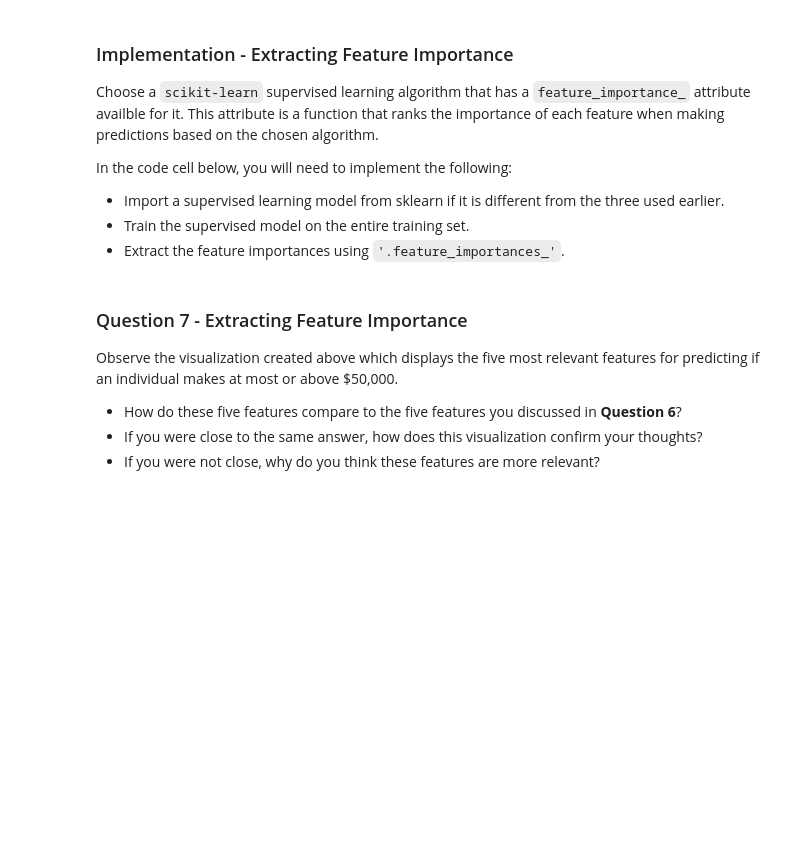
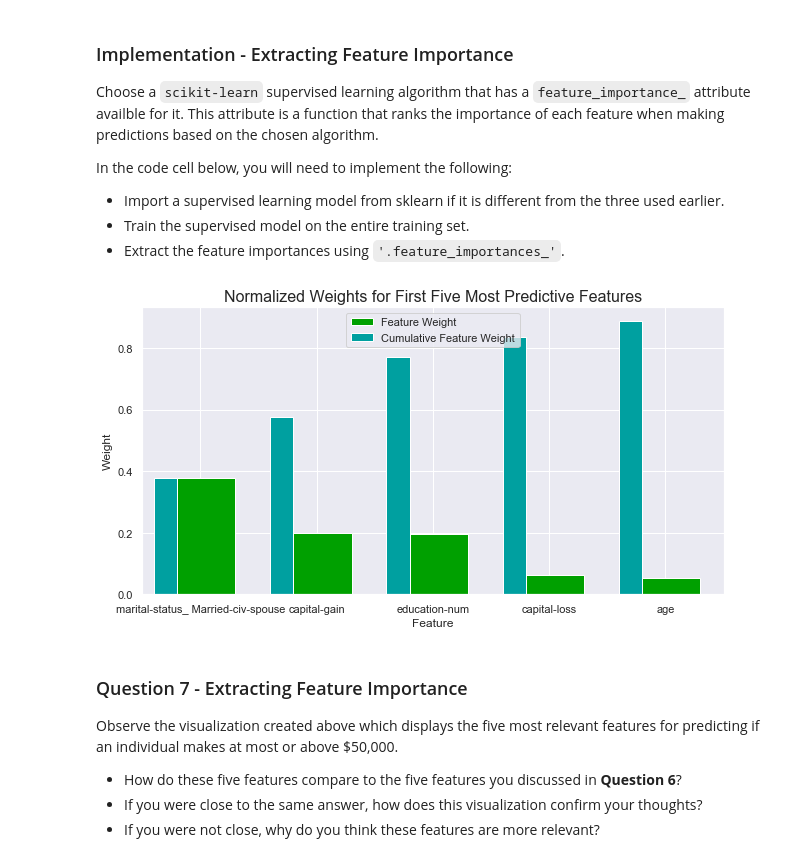
Before and after one commit to sp-mishra/machine-learning, a Jupyter notebook: projects/finding_donors/finding_donors.ipynb, the cells around one changed output. Drawn from its saved outputs; the diff is of its cells as text; code cells hidden in the pictures; blank space fills up the shorter version.

```diff
--- a/projects/finding_donors/finding_donors.ipynb
+++ b/projects/finding_donors/finding_donors.ipynb
@@ -802,15 +903,17 @@ In the code cell below, you will need to implement the following:
 # %%
 # TODO: Import a supervised learning model that has 'feature_importances_'
 
-
+# Fortunately the GraientBoosting has feature_importances_
 # TODO: Train the supervised model on the training set using .fit(X_train, y_train)
-model = None
+model = best_clf
 
 # TODO: Extract the feature importances using .feature_importances_
-importances = None
+importances = best_clf.feature_importances_
 
 # Plot
 vs.feature_plot(importances, X_train, y_train)
+# %% [output]
+[figure, added]
 # %% [markdown]
 ### Question 7 - Extracting Feature Importance
 
```
Also changed, not shown: parts of 22 cells of this notebook, 1 other file.
